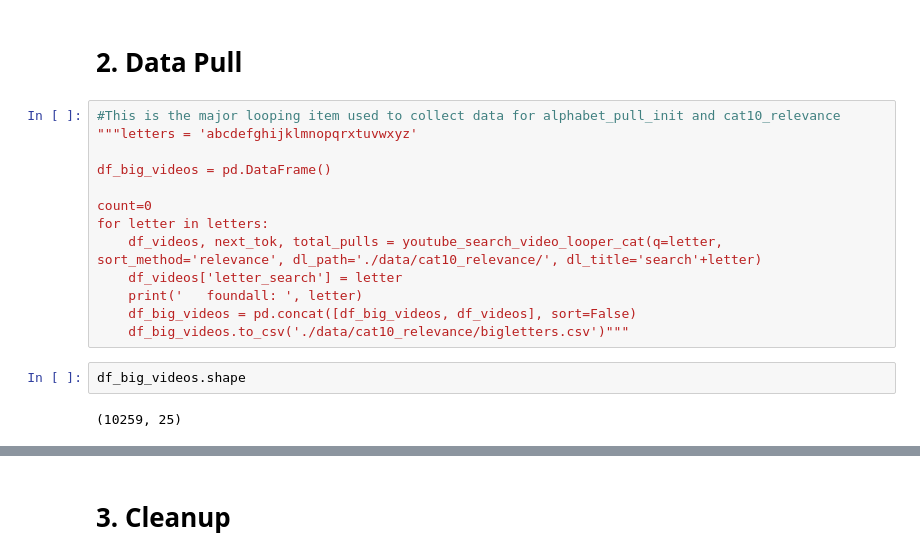
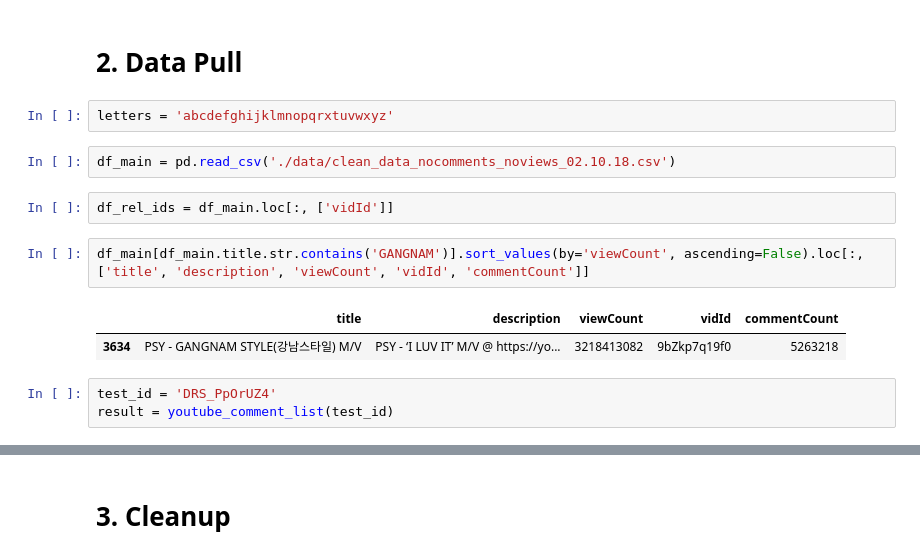
Before and after one commit to conorbarryhoke/Capstone, a Jupyter notebook: ETL_Comments_Pull.ipynb, the cells around one changed output, grey strips where cells are left out. Cells and saved outputs as stored; diff of their text form.

```diff
--- a/ETL_Comments_Pull.ipynb
+++ b/ETL_Comments_Pull.ipynb
@@ -251,19 +100,16 @@ def youtube_search_video_looper_cat(q,max_results=50,
 # %% [markdown]
 # <a class="anchor" id="2.0-bullet"> 2. Data Pull</a>
-# %%
-#This is the major looping item used to collect data for alphabet_pull_init and cat10_relevance
-"""letters = 'abcdefghijklmnopqrxtuvwxyz'
-
-df_big_videos = pd.DataFrame()
-
-count=0
-for letter in letters:
-    df_videos, next_tok, total_pulls = youtube_search_video_looper_cat(q=letter, sort_method='relevance', dl_path='./data/cat10_relevance/', dl_title='search'+letter)
-    df_videos['letter_search'] = letter
-    print('   foundall: ', letter)
-    df_big_videos = pd.concat([df_big_videos, df_videos], sort=False)
-    df_big_videos.to_csv('./data/cat10_relevance/bigletters.csv')"""
-# %%
-df_big_videos.shape
-# %% [output]
-(10259, 25)
+# %%
+letters = 'abcdefghijklmnopqrxtuvwxyz'
+# %%
+df_main = pd.read_csv('./data/clean_data_nocomments_noviews_02.10.18.csv')
+# %%
+df_rel_ids = df_main.loc[:, ['vidId']]
+# %%
+df_main[df_main.title.str.contains('GANGNAM')].sort_values(by='viewCount', ascending=False).loc[:, ['title', 'description', 'viewCount', 'vidId', 'commentCount']]
+# %% [output]
+|  | title | description | viewCount | vidId | commentCount |
+| 3634 | PSY - GANGNAM STYLE(강남스타일) M/V | PSY - ‘I LUV IT’ M/V @ https://yo... | 3218413082 | 9bZkp7q19f0 | 5263218 |
+# %%
+test_id = 'DRS_PpOrUZ4'
+result = youtube_comment_list(test_id)
```
Also changed, not shown: parts of 50 cells of this notebook, 2 other files.
